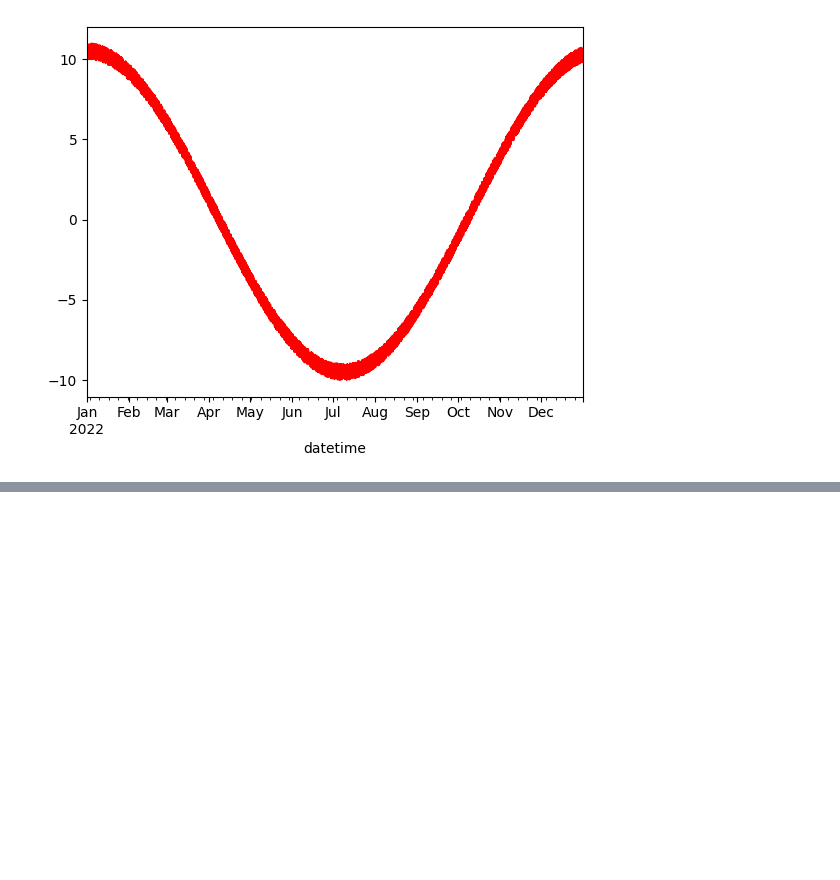
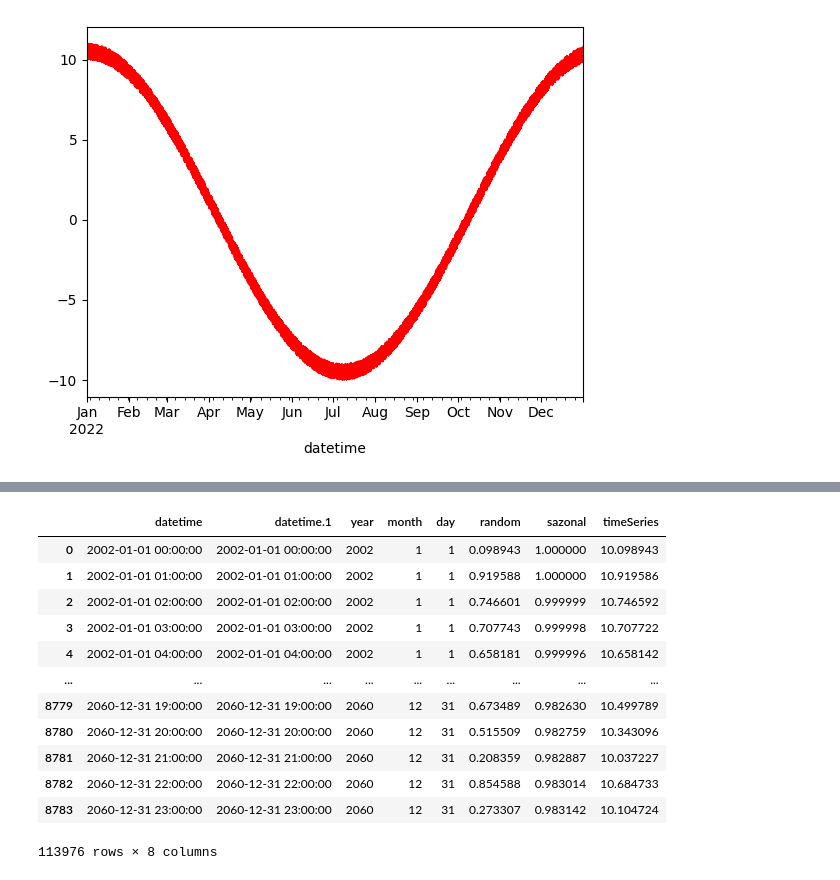
Before and after one commit to Suelensilva22/ENS5173_202401, a Jupyter notebook: Atividade01_Etapa02.ipynb, the cells around one changed output, grey strips where cells are left out. Drawn from its saved outputs; the diff is of its cells as text; code cells hidden in the pictures; blank space fills up the shorter version.

```diff
--- a/Atividade01_Etapa02.ipynb
+++ b/Atividade01_Etapa02.ipynb
@@ -190,0 +295,13 @@ df.to_csv(r'C:\Users\Suelen Silva\Documents\CONTROLE_24.1\ENS5173_202401\dados\b
+# %%
+import os
+files = os.listdir(path) #utiliza o módulo "os" para listar os arquivos em um determinado diretório especificado pelo caminho "path"
+print(files) #listar todos os arquivos e diretórios no caminho especificado pela variável "path"
+
+allData = []
+for file in files:
+    if file.endswith('.csv'): #irá ler todos os arquivos CSV no diretório especificado pelo caminho "path"
+        print(file) #listar todos os arquivos e diretórios no caminho
+        data = pd.read_csv(path+'/'+file) #lê o arquivo CSV especificado e armazena os dados lidos em um DataFrame chamado "dados"
+        allData.append(data) #esse DataFrame é adicionado à lista allData
+
+#Este processo é repetido para cada arquivo CSV no diretório especificado pelo caminho "path".
@@ -190,0 +323,18 @@ df.to_csv(r'C:\Users\Suelen Silva\Documents\CONTROLE_24.1\ENS5173_202401\dados\b
+# %%
+allDataDf = pd.concat(allData) #cria um novo DataFrame chamado "allDataDf", que contém todos os dados dos DataFrames individuais armazenados na lista "allData"
+# %%
+allDataDf #mostra todos os dados do DataFrame "allDataDf"
+# %% [output]
+|  | datetime | datetime.1 | year | month | day | random | sazonal | timeSeries |
+| 0 | 2002-01-01 00:00:00 | 2002-01-01 00:00:00 | 2002 | 1 | 1 | 0.098943 | 1.000000 | 10.098943 |
+| 1 | 2002-01-01 01:00:00 | 2002-01-01 01:00:00 | 2002 | 1 | 1 | 0.919588 | 1.000000 | 10.919586 |
+| 2 | 2002-01-01 02:00:00 | 2002-01-01 02:00:00 | 2002 | 1 | 1 | 0.746601 | 0.999999 | 10.746592 |
+| 3 | 2002-01-01 03:00:00 | 2002-01-01 03:00:00 | 2002 | 1 | 1 | 0.707743 | 0.999998 | 10.707722 |
+| 4 | 2002-01-01 04:00:00 | 2002-01-01 04:00:00 | 2002 | 1 | 1 | 0.658181 | 0.999996 | 10.658142 |
+| ... | ... | ... | ... | ... | ... | ... | ... | ... |
+| 8779 | 2060-12-31 19:00:00 | 2060-12-31 19:00:00 | 2060 | 12 | 31 | 0.673489 | 0.982630 | 10.499789 |
+| 8780 | 2060-12-31 20:00:00 | 2060-12-31 20:00:00 | 2060 | 12 | 31 | 0.515509 | 0.982759 | 10.343096 |
+| 8781 | 2060-12-31 21:00:00 | 2060-12-31 21:00:00 | 2060 | 12 | 31 | 0.208359 | 0.982887 | 10.037227 |
+| 8782 | 2060-12-31 22:00:00 | 2060-12-31 22:00:00 | 2060 | 12 | 31 | 0.854588 | 0.983014 | 10.684733 |
+| 8783 | 2060-12-31 23:00:00 | 2060-12-31 23:00:00 | 2060 | 12 | 31 | 0.273307 | 0.983142 | 10.104724 |
+113976 rows × 8 columns
```
Also changed, not shown: parts of 14 cells of this notebook.
